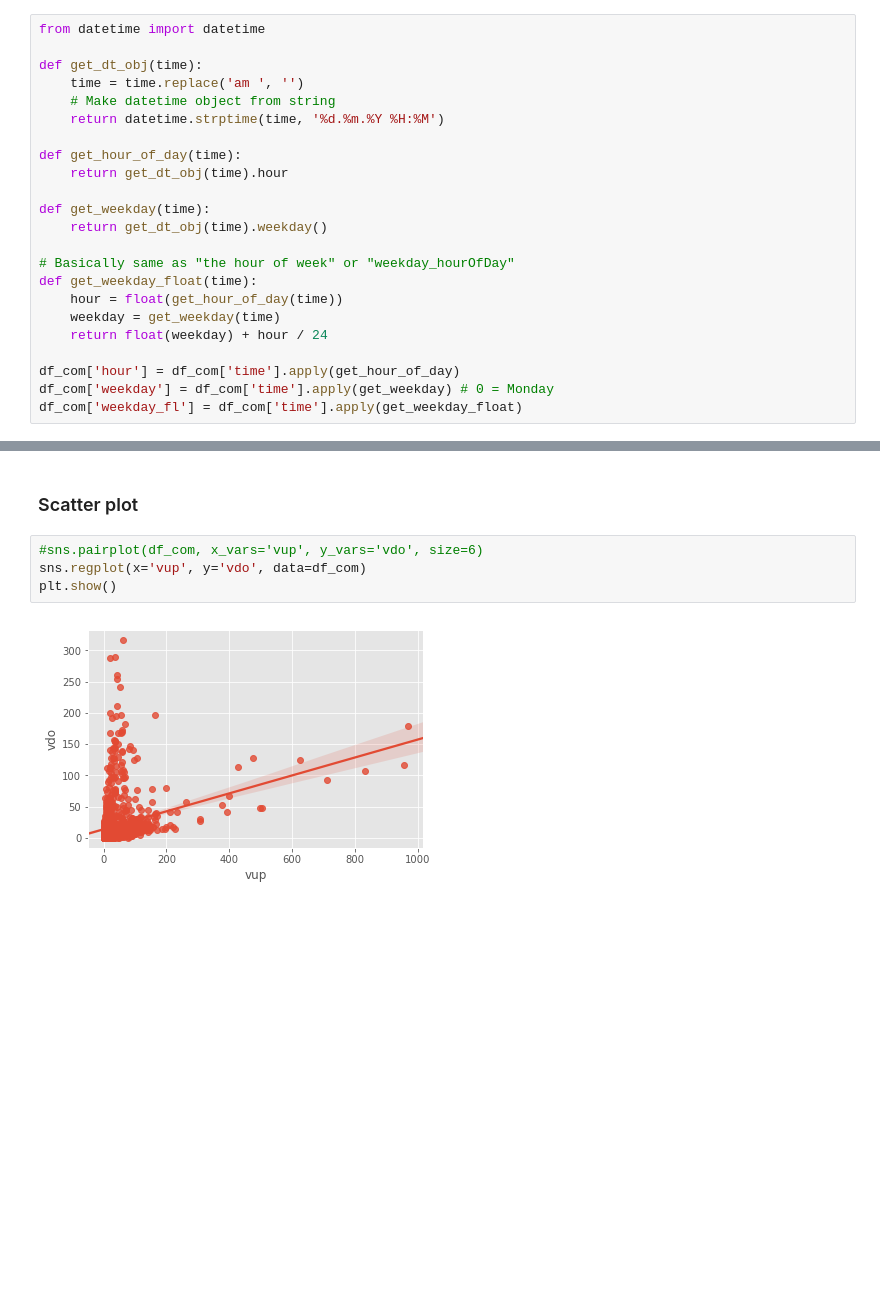
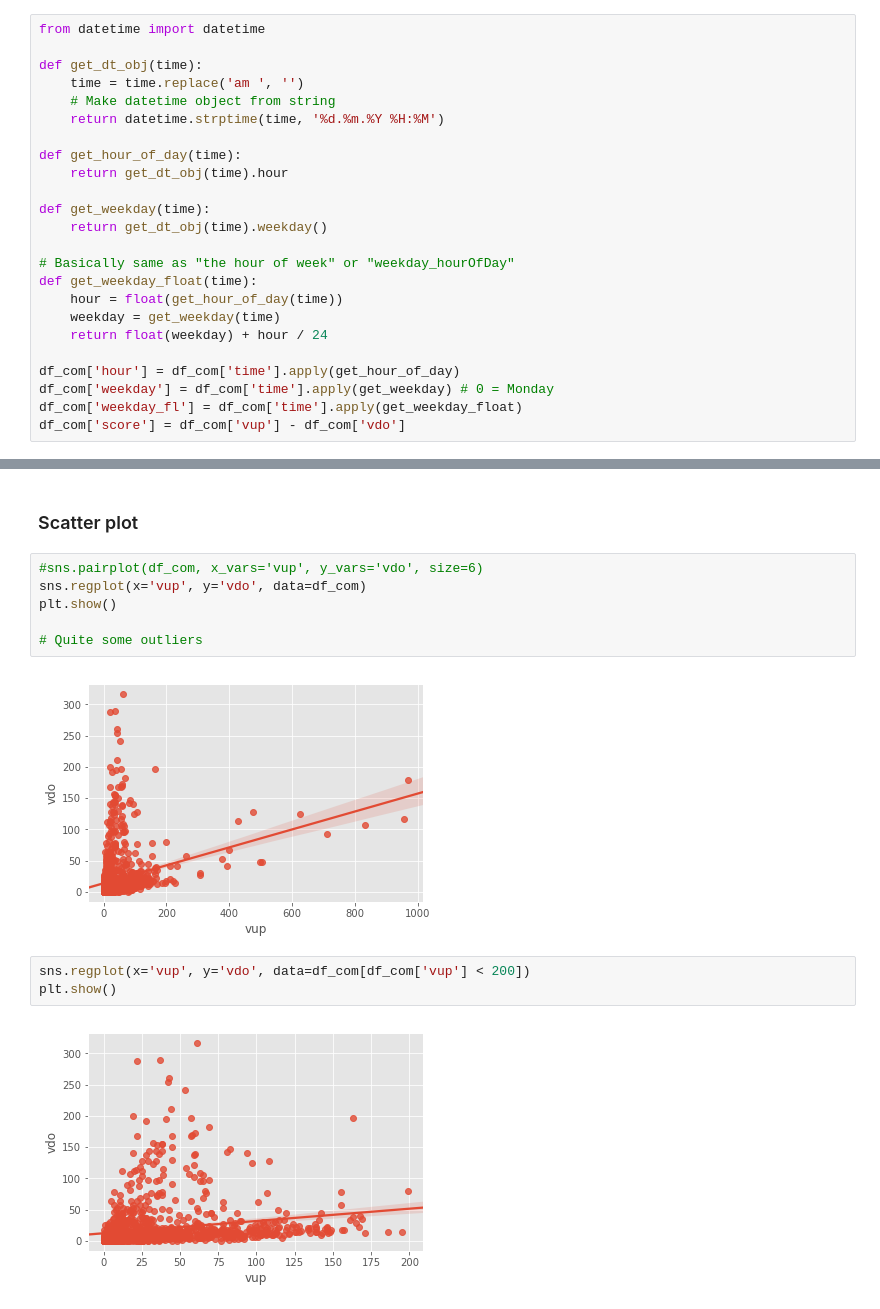
Before and after one commit to fdelia/bots, a Jupyter notebook: 3_explore_data.ipynb, the cells around one changed output, grey strips where cells are left out. Drawn from its saved outputs; the diff is of its cells as text; blank space fills up the shorter version.

```diff
--- a/3_explore_data.ipynb
+++ b/3_explore_data.ipynb
@@ -149,6 +149,7 @@ def get_weekday_float(time):
 df_com['hour'] = df_com['time'].apply(get_hour_of_day)
 df_com['weekday'] = df_com['time'].apply(get_weekday) # 0 = Monday
 df_com['weekday_fl'] = df_com['time'].apply(get_weekday_float)
+df_com['score'] = df_com['vup'] - df_com['vdo']
 # %% [markdown]
 ### Class Distribution
 # %%
@@ -244,5 +209,12 @@ df_corr
 #sns.pairplot(df_com, x_vars='vup', y_vars='vdo', size=6)
 sns.regplot(x='vup', y='vdo', data=df_com)
 plt.show()
+
+# Quite some outliers
 # %% [output]
 [figure]
+# %%
+sns.regplot(x='vup', y='vdo', data=df_com[df_com['vup'] < 200])
+plt.show()
+# %% [output]
+[figure, added]
```
Also changed, not shown: parts of 5 cells of this notebook.
